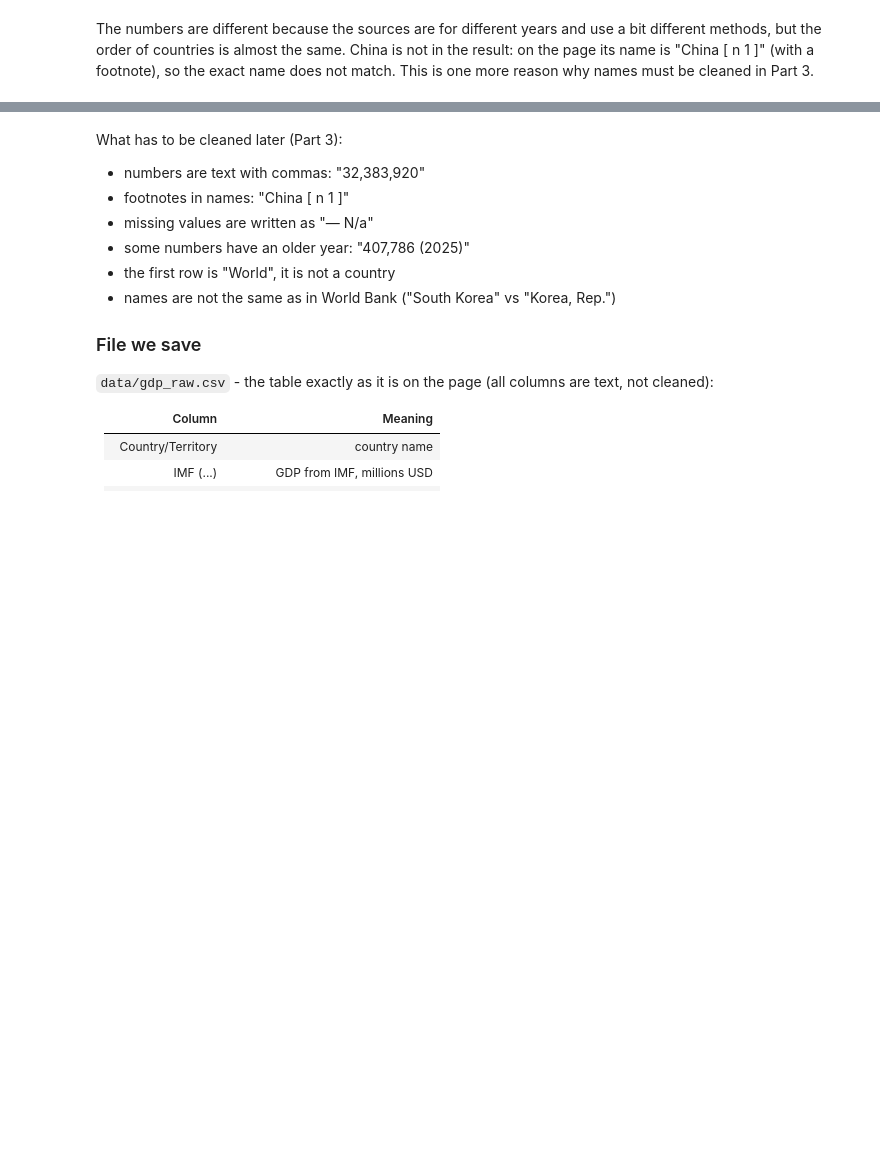
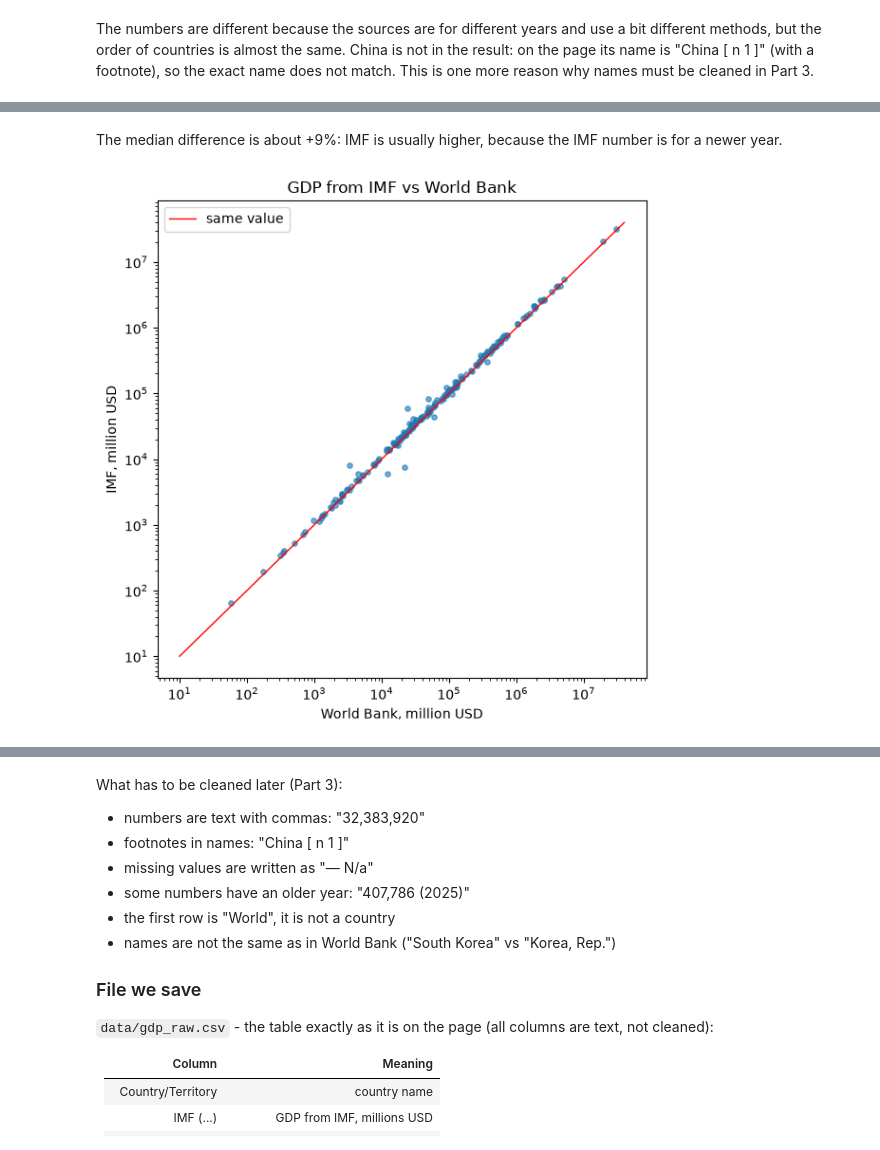
Before and after one commit to KalybaiNurdaulet/Exchange-rates-and-national-economies, a Jupyter notebook: 02_WebScraping_Wikipedia_Nurdaulet.ipynb, the cells around one changed output, grey strips where cells are left out. Cells and saved outputs as stored; diff of their text form; code cells hidden in the pictures; blank space fills up the shorter version.

```diff
--- a/02_WebScraping_Wikipedia_Nurdaulet.ipynb
+++ b/02_WebScraping_Wikipedia_Nurdaulet.ipynb
@@ -193,0 +197,17 @@ This is one more reason why names must be cleaned in Part 3.
+# %%
+def to_number(x):
+    x = x.split("(")[0].replace(",", "").strip()
+    return float(x) if x.isdigit() else None
+
+check = pd.DataFrame({
+    "country": gdp.iloc[:, 0],
+    "imf": gdp.iloc[:, 1].apply(to_number),
+    "wb": gdp.iloc[:, 2].apply(to_number),
+    "un": gdp.iloc[:, 3].apply(to_number),
+}).iloc[1:]
+
+both = check.dropna(subset=["imf", "wb"]).copy()
+both["diff_pct"] = (both["imf"] - both["wb"]) / both["wb"] * 100
+print("countries with IMF and World Bank value:", len(both))
+print("difference IMF vs World Bank, %:")
+print(both["diff_pct"].describe().round(1))
@@ -193,0 +226,18 @@ This is one more reason why names must be cleaned in Part 3.
+# %% [markdown]
+The median difference is about +9%: IMF is usually higher, because the IMF number is for a newer year.
+# %%
+import matplotlib.pyplot as plt
+
+plt.figure(figsize=(6, 6))
+plt.scatter(both["wb"], both["imf"], s=15, alpha=0.6)
+plt.plot([10, 4e7], [10, 4e7], color="red", linewidth=1, label="same value")
+plt.xscale("log")
+plt.yscale("log")
+plt.xlabel("World Bank, million USD")
+plt.ylabel("IMF, million USD")
+plt.title("GDP from IMF vs World Bank")
+plt.legend()
+plt.tight_layout()
+plt.show()
+# %% [output]
+[figure, added]
```
Also changed, not shown: parts of 6 cells of this notebook, 3 other files.
